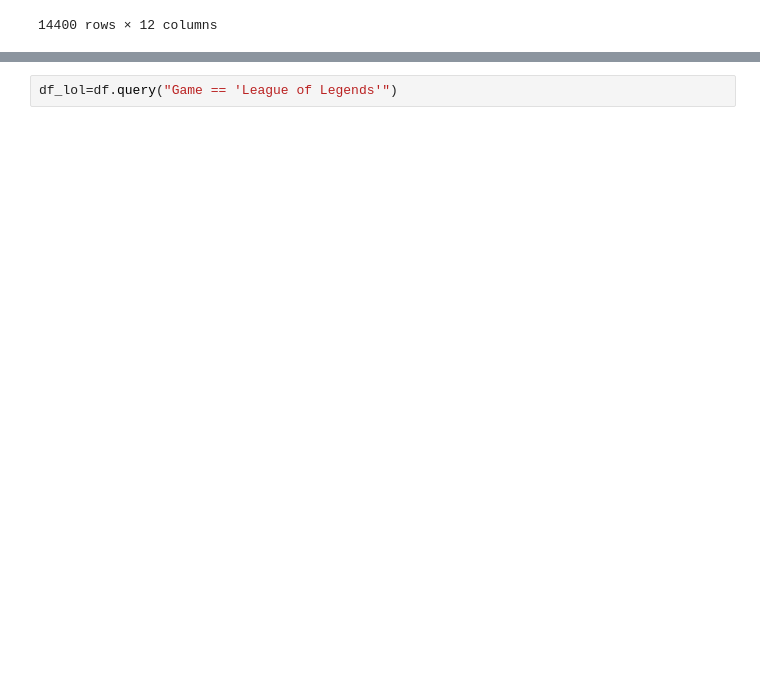
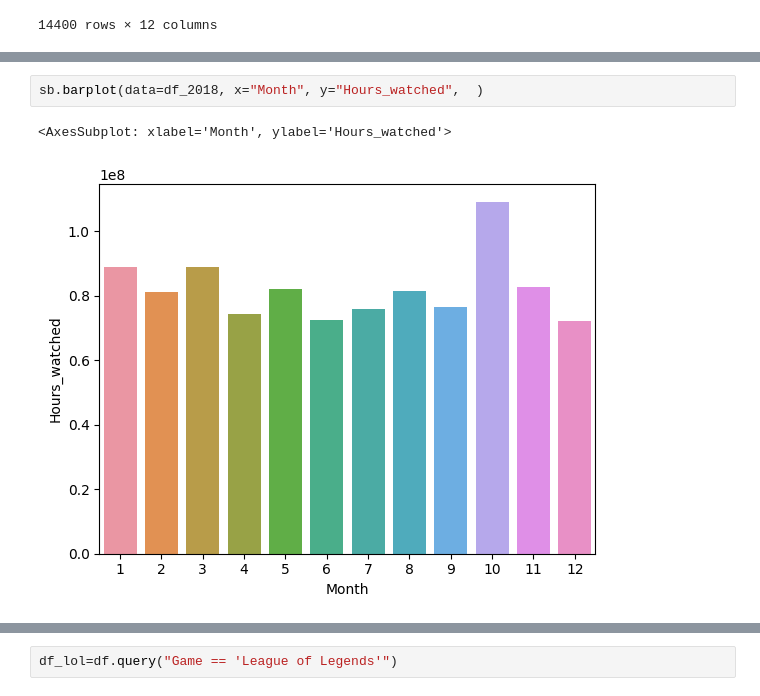
Before and after one commit to HrexD/DataAnalyse, a Jupyter notebook: DataAnalyse Twitch.ipynb, the cells around one changed output, grey strips where cells are left out. Saved outputs shown, nothing was run; the diff lists cells and outputs as text; blank space fills up the shorter version.

```diff
--- a/DataAnalyse Twitch.ipynb
+++ b/DataAnalyse Twitch.ipynb
@@ -104,0 +80,5 @@ sb.barplot(data=df_2016, x="Month", y="Hours_watched",  )
+# %%
+sb.barplot(data=df_2018, x="Month", y="Hours_watched",  )
+# %% [output]
+<AxesSubplot: xlabel='Month', ylabel='Hours_watched'>
+[figure, added]
```
Also changed, not shown: parts of 20 cells of this notebook.
